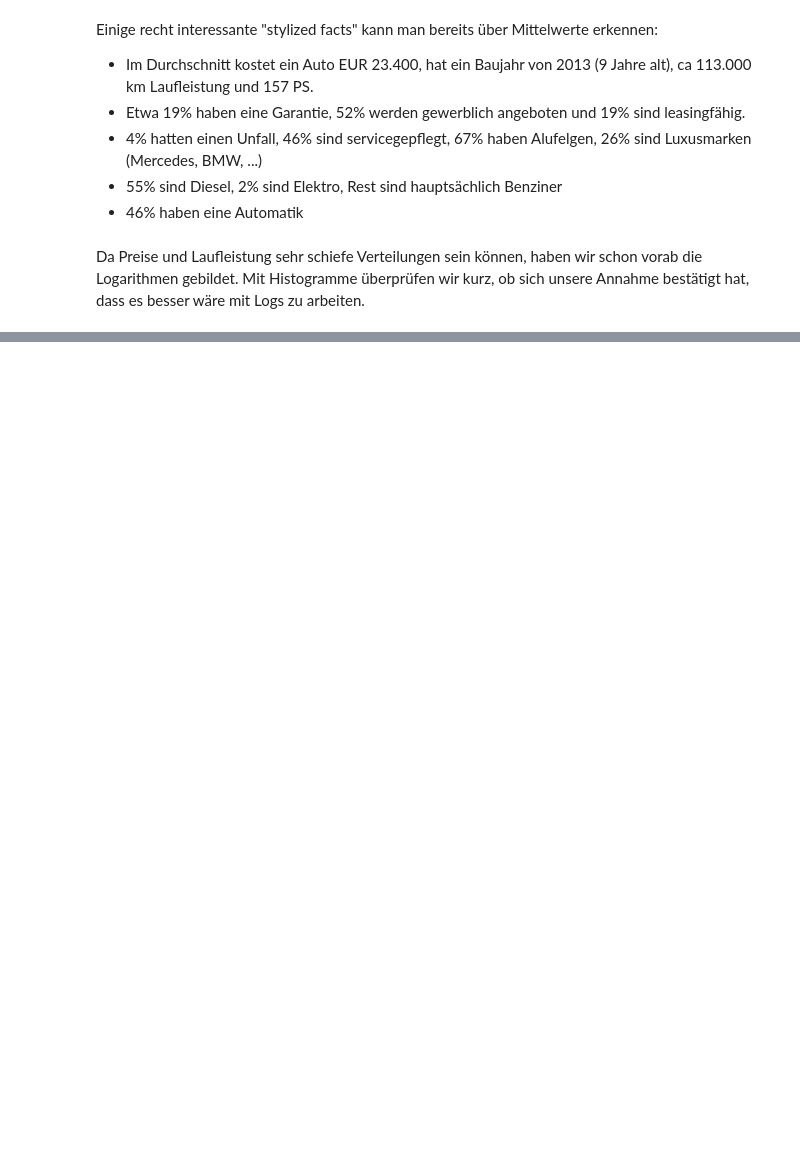
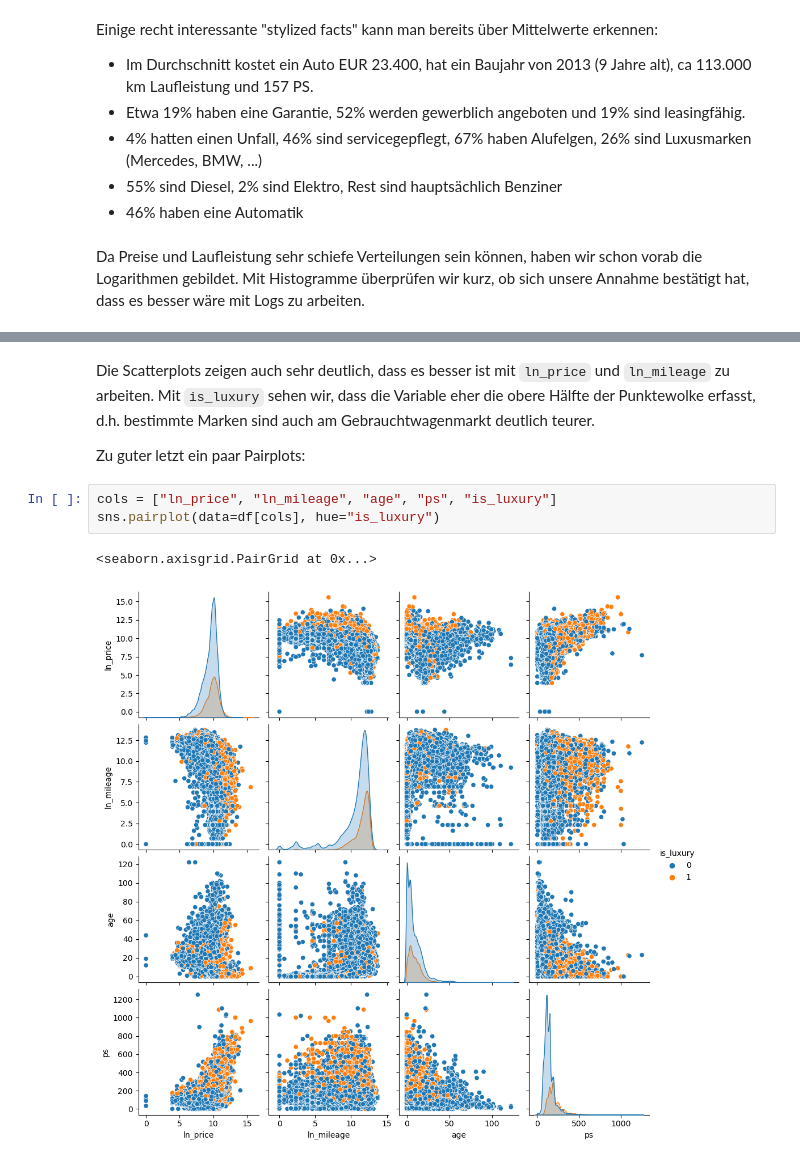
Before and after one commit to dejse/dqda-project, a Jupyter notebook: 02_data_science.ipynb, the cells around one changed output, grey strips where cells are left out. Saved outputs shown, nothing was run; the diff lists cells and outputs as text; blank space fills up the shorter version.

```diff
--- a/02_data_science.ipynb
+++ b/02_data_science.ipynb
@@ -189,0 +201,10 @@ sns.histplot(ax=axes[1, 1], data=df, x="ln_mileage", bins=20)
+# %% [markdown]
+Die Scatterplots zeigen auch sehr deutlich, dass es besser ist mit `ln_price` und `ln_mileage` zu arbeiten. Mit `is_luxury` sehen wir, dass die Variable eher die obere Hälfte der Punktewolke erfasst, d.h. bestimmte Marken sind auch am Gebrauchtwagenmarkt deutlich teurer.
+
+Zu guter letzt ein paar Pairplots:
+# %%
+cols = ["ln_price", "ln_mileage", "age", "ps", "is_luxury"]
+sns.pairplot(data=df[cols], hue="is_luxury")
+# %% [output]
+<seaborn.axisgrid.PairGrid at 0x...>
+[figure, added]
```
Also changed, not shown: parts of 11 cells of this notebook.
